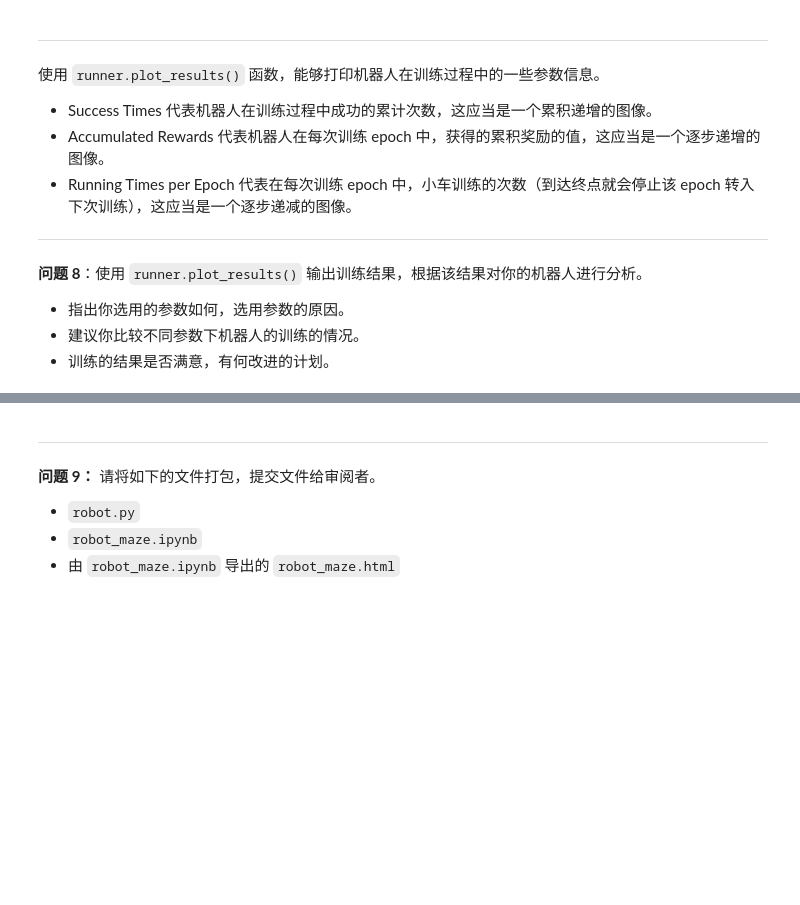
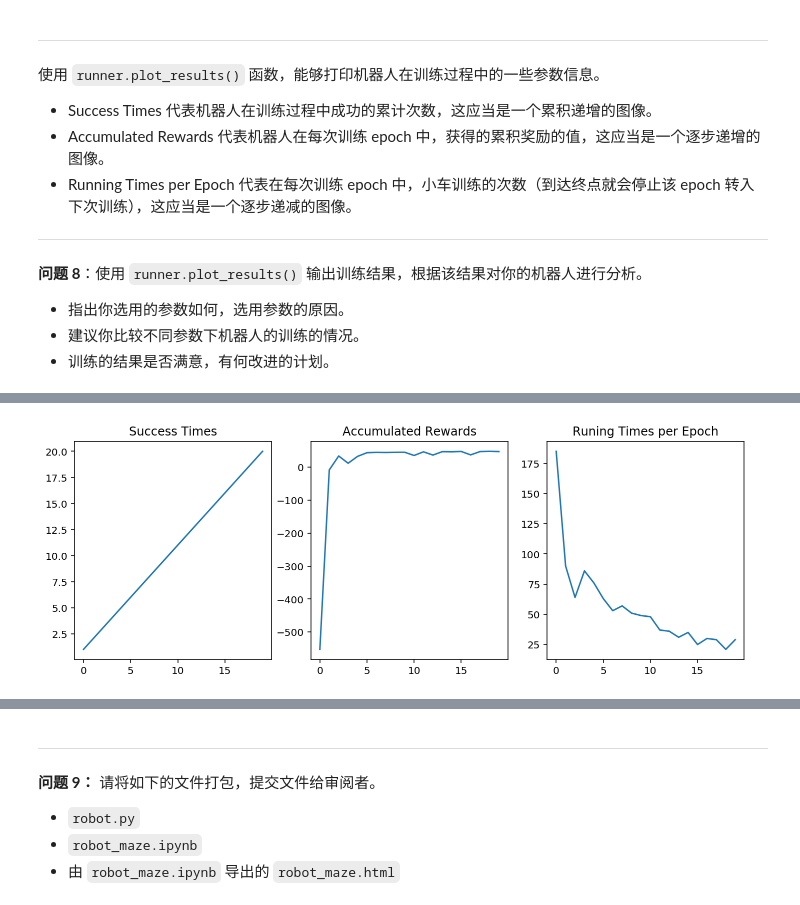
Before and after one commit to UnsteadyNightMare/robot_maze, a Jupyter notebook: robot_maze.ipynb, the cells around one changed output, grey strips where cells are left out. Drawn from its saved outputs; the diff is of its cells as text; code cells hidden in the pictures; blank space fills up the shorter version.

```diff
--- a/robot_maze.ipynb
+++ b/robot_maze.ipynb
@@ -332,0 +329,9 @@ epoch选择为50，让agent与环境充分交互；epsilon设置为0.5，可以
+# %%
+"""
+epsilon0 = 0.1
+alpha = 0.5
+gamma = 0.9
+"""
+runner.plot_results()
+# %% [output]
+[figure, added]
```
Also changed, not shown: parts of 12 cells of this notebook, 2 other files.
